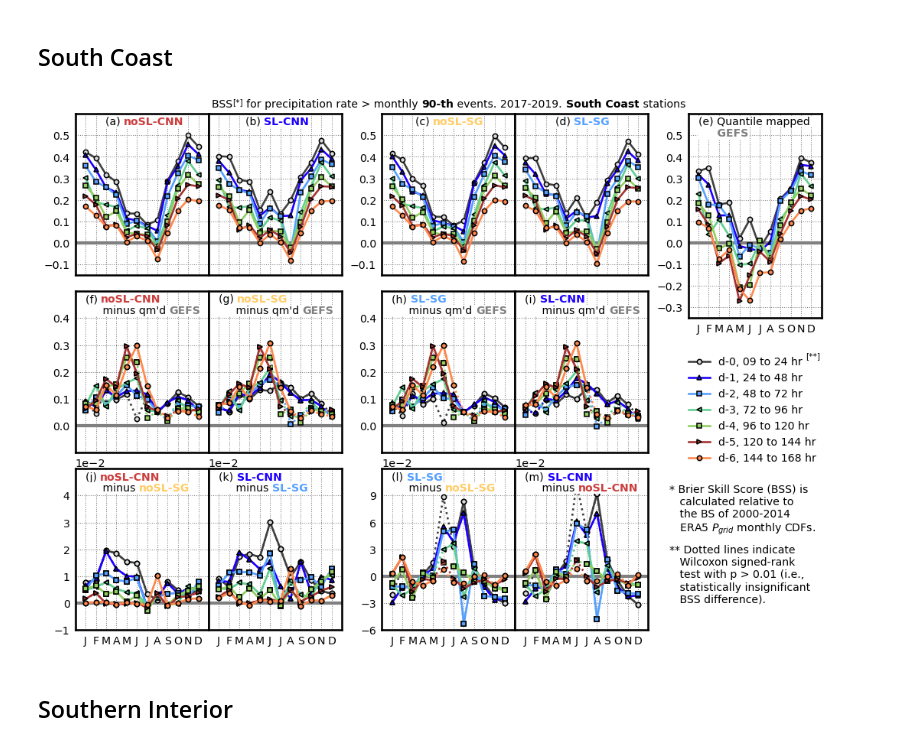
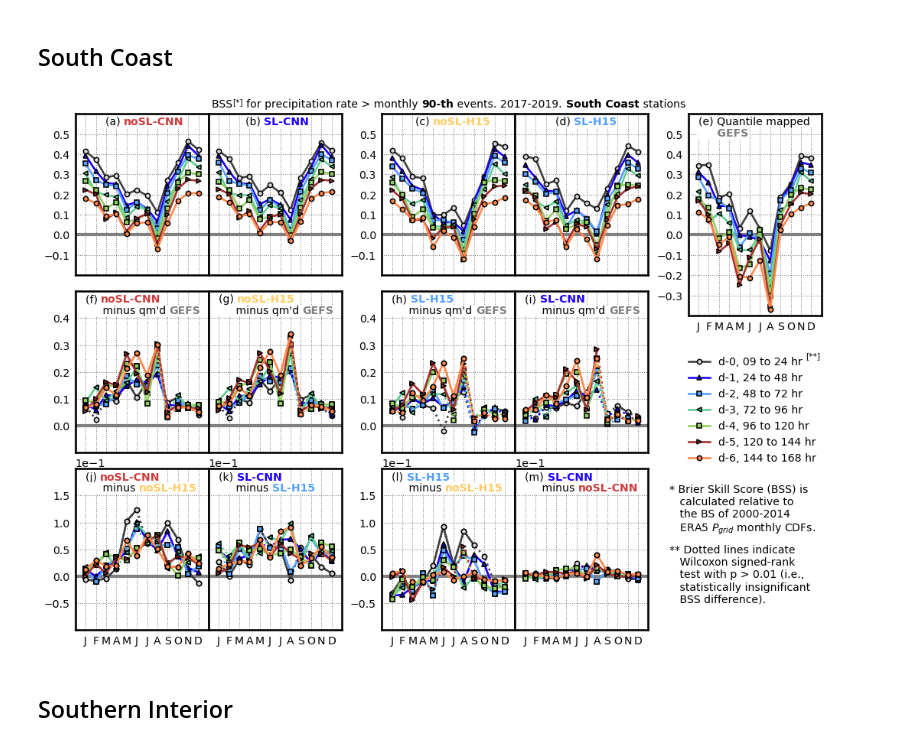
Before and after one commit to yingkaisha/rainbow, a Jupyter notebook: notebooks/PLOT_BSS_BCH.ipynb, the cells around one changed output. Saved outputs shown, nothing was run; the diff lists cells and outputs as text; code cells hidden in the pictures.

```diff
--- a/notebooks/PLOT_BSS_BCH.ipynb
+++ b/notebooks/PLOT_BSS_BCH.ipynb
@@ -297,18 +298,18 @@ BSS_dict = np.load(save_dir+'BSS_BCH_loc0.npy', allow_pickle=True)[()]
 BSS_wilcox = np.load(save_dir+'BSS_BCH_wilcox_loc0.npy', allow_pickle=True)[()]
 # %%
 # 1st row
-YLIM0 = [-0.15, 0.6]
-YLIM1 = [-0.15, 0.6]
+YLIM0 = [-0.2, 0.6]
+YLIM1 = [-0.2, 0.6]
 YLIM = YLIM1
-YLIM_gfs = [-0.35, 0.6]
+YLIM_gfs = [-0.4, 0.6]
 
 # 2nd row
 YLIM_diff00 = [-0.1, 0.5]
 YLIM_diff01 = [-0.1, 0.5]
 
 # 3rd row
-YLIM_diff1 = [-0.01, 0.05]
-YLIM_diff2 = [-0.06, 0.12]
+YLIM_diff1 = [-0.1, 0.2]
+YLIM_diff2 = [-0.1, 0.2]
 
 labels = ['d-0, 09 to 24 hr',
           'd-1, 24 to 48 hr',
@@ -396,9 +397,9 @@ handle_title += gu.string_partial_format(fig, ax00, x_start0, y_start0, 'left',
 handle_title += gu.string_partial_format(fig, ax01, x_start0+0.05, y_start0, 'left', 'top',
                                          ['(b) ', 'SL-CNN', ], ['k', blue], fontsize_list, fontweight_list)
 handle_title += gu.string_partial_format(fig, ax02, x_start0+0.025, y_start0, 'left', 'top',
-                                         ['(c) ', 'noSL-SG', ], ['k', orange], fontsize_list, fontweight_list)
+                                         ['(c) ', 'noSL-H15', ], ['k', orange], fontsize_list, fontweight_list)
 handle_title += gu.string_partial_format(fig, ax03, x_start0+0.075, y_start0, 'left', 'top',
-                                         ['(d) ', 'SL-SG', ], ['k', cyan], fontsize_list, fontweight_list)
+                                         ['(d) ', 'SL-H15', ], ['k', cyan], fontsize_list, fontweight_list)
 
 handle_title += gu.string_partial_format(fig, AX_gfs[0], x_start1, 1-(1-y_start1)*(hx/h_)+0.0025, 'left', 'top',
                                          ['(e) Quantile mapped ',], ['k',], [fontsize,],  ['normal',])
@@ -410,11 +411,11 @@ handle_title += gu.string_partial_format(fig, ax10, x_start2, y_start2, 'left',
 handle_title += gu.string_partial_format(fig, ax10, x_start2, y_start2-dd, 'left', 'top',
                                          ["     minus qm'd ", 'GEFS'], ['k', gray], fontsize_list, fontweight_list)
 handle_title += gu.string_partial_format(fig, ax11, x_start2, y_start2, 'left', 'top',
-                                         ['(g) ', 'noSL-SG'], ['k', orange], fontsize_list, fontweight_list)
+                                         ['(g) ', 'noSL-H15'], ['k', orange], fontsize_list, fontweight_list)
 handle_title += gu.string_partial_format(fig, ax11, x_start2, y_start2-dd, 'left', 'top',
                                          ["     minus qm'd ", 'GEFS'], ['k', gray], fontsize_list, fontweight_list)
 handle_title += gu.string_partial_format(fig, ax12, x_start2, y_start2, 'left', 'top',
-                                         ['(h) ', 'SL-SG'], ['k', cyan,], fontsize_list, fontweight_list)
+                                         ['(h) ', 'SL-H15'], ['k', cyan,], fontsize_list, fontweight_list)
 handle_title += gu.string_partial_format(fig, ax12, x_start2, y_start2-dd, 'left', 'top',
                                          ["     minus qm'd ", 'GEFS'], ['k', gray], fontsize_list, fontweight_list)
 handle_title += gu.string_partial_format(fig, ax13, x_start2, y_start2, 'left', 'top',
@@ -424,15 +425,15 @@ handle_title += gu.string_partial_format(fig, ax13, x_start2, y_start2-dd, 'left
 handle_title += gu.string_partial_format(fig, ax20, x_start2, y_start2, 'left', 'top',
                                          ['(j) ', 'noSL-CNN', ], ['k', red], fontsize_list, fontweight_list)
 handle_title += gu.string_partial_format(fig, ax20, x_start2, y_start2-dd, 'left', 'top',
-                                         ['     minus ', 'noSL-SG'], ['k', orange], fontsize_list, fontweight_list)
+                                         ['     minus ', 'noSL-H15'], ['k', orange], fontsize_list, fontweight_list)
 handle_title += gu.string_partial_format(fig, ax21, x_start2, y_start2, 'left', 'top',
                                          ['(k) ', 'SL-CNN'], ['k', blue], fontsize_list, fontweight_list)
 handle_title += gu.string_partial_format(fig, ax21, x_start2, y_start2-dd, 'left', 'top',
-                                         ['     minus ', 'SL-SG'], ['k', cyan], fontsize_list, fontweight_list)
+                                         ['     minus ', 'SL-H15'], ['k', cyan], fontsize_list, fontweight_list)
 handle_title += gu.string_partial_format(fig, ax22, x_start2, y_start2, 'left', 'top',
-                                         ['(l) ', 'SL-SG'], ['k', cyan,], fontsize_list, fontweight_list)
+                                         ['(l) ', 'SL-H15'], ['k', cyan,], fontsize_list, fontweight_list)
 handle_title += gu.string_partial_format(fig, ax22, x_start2, y_start2-dd, 'left', 'top',
-                                         ['     minus ', 'noSL-SG'], ['k', orange], fontsize_list, fontweight_list)
+                                         ['     minus ', 'noSL-H15'], ['k', orange], fontsize_list, fontweight_list)
 handle_title += gu.string_partial_format(fig, ax23, x_start2, y_start2, 'left', 'top',
                                          ['(m) ', 'SL-CNN'], ['k', blue], fontsize_list, fontweight_list)
 handle_title += gu.string_partial_format(fig, ax23, x_start2, y_start2-dd, 'left', 'top',
@@ -501,13 +502,13 @@ for i in [2, 3]:
     AX_diff[0][i].set_yticks([0, 0.1, 0.2, 0.3, 0.4]);
 
 for i in [0, 1]:
-    AX_diff[1][i].ticklabel_format(axis='y', scilimits=(-2, -2))
-    AX_diff[1][i].set_yticks([-0.01, 0, 0.01, 0.02, 0.03, 0.04]);
+    AX_diff[1][i].ticklabel_format(axis='y', scilimits=(-1, -1))
+    AX_diff[1][i].set_yticks([-0.05, 0, 0.05, 0.1, 0.15,]);
     AX_diff[1][i].yaxis.offsetText.set_fontsize(14)
 
 for i in [2, 3]:
-    AX_diff[1][i].ticklabel_format(axis='y', scilimits=(-2, -2))
-    AX_diff[1][i].set_yticks([-0.06, -0.03, 0, 0.03, 0.06, 0.09]);
+    AX_diff[1][i].ticklabel_format(axis='y', scilimits=(-1, -1))
+    AX_diff[1][i].set_yticks([-0.05, 0, 0.05, 0.1, 0.15,]);
     AX_diff[1][i].yaxis.offsetText.set_fontsize(14)
 
 # ---------- title ---------- #
@@ -524,34 +525,34 @@ pad = 0.1
 
 ax_lg1 = fig.add_axes([4.6/5.6, 1.1/3.2-pad, 1/5.6, 1/3.2])
 ax_lg1.set_axis_off()
 LG1 = ax_lg1.legend(handles=handle_lines[:7], bbox_to_anchor=(1.035, 0.975),
                     ncol=1, prop={'size':fontsize}, fancybox=False);
 LG1.get_frame().set_facecolor('none')
 LG1.get_frame().set_linewidth(0)
 LG1.get_frame().set_alpha(1.0)
 
 handle_title.append(ax_lg1.text(0.88, 0.945, '[**]', ha='left', va='top', fontsize=10, transform=ax_lg1.transAxes))
 
 ax_w1 = fig.add_axes([4.6/5.6-0.025, (1-0.15)/3.2-pad, 1/5.6+0.025, 0.375/3.2])
 ax_w1.set_axis_off()
 ax_w1.text(0, 1, '* Brier Skill Score (BSS) is\n   calculated relative to\n   the BS of 2000-2014\n   ERA5 $P_{grid}$ monthly CDFs.',
           ha='left', va='top', fontsize=fontsize, transform=ax_w1.transAxes);
 
 ax_w2 = fig.add_axes([4.6/5.6-0.025, (1-0.65)/3.2-pad, 1/5.6+0.025, 0.5/3.2])
 ax_w2.set_axis_off()
 ax_w2.text(0, 1,
            '** Dotted lines indicate\n   Wilcoxon signed-rank\n   test with p > 0.01 (i.e.,\n   statistically insignificant\n   BSS difference).',
            ha='left', va='top', fontsize=fontsize, transform=ax_w2.transAxes);
 # ---------- (end) ---------- #
 
 for handle in handle_title:
     handle.set_bbox(dict(facecolor='w', pad=0.5, edgecolor='none', zorder=2))
 
 if need_publish:
     # Save figure
     fig.savefig(fig_dir+'AnEn_BCH_BSS_SouthCoast.png', format='png', **fig_keys)
 # %% [output]
-[figure, old version]
+[figure, new version]
 # %% [markdown]
 ## Southern Interior
 # %%
```
Also changed, not shown: parts of 3 cells of this notebook.
